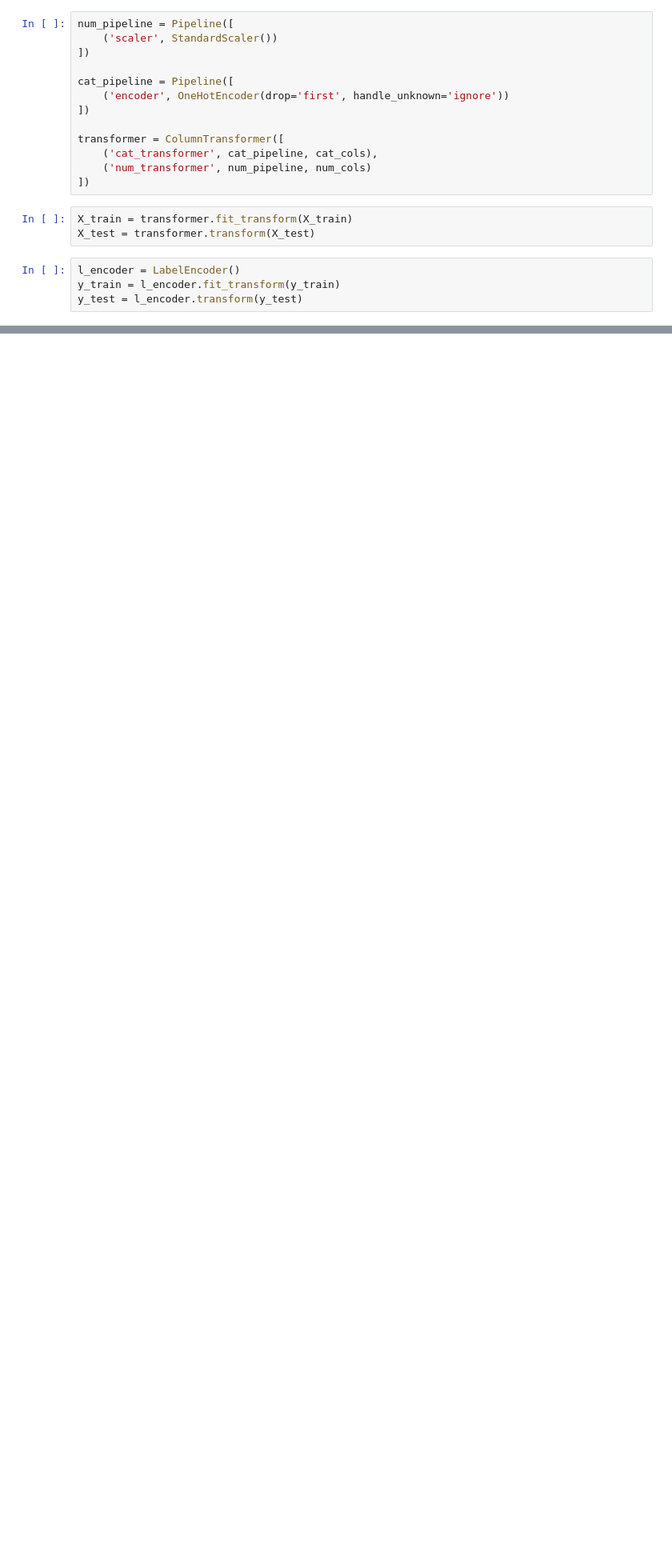
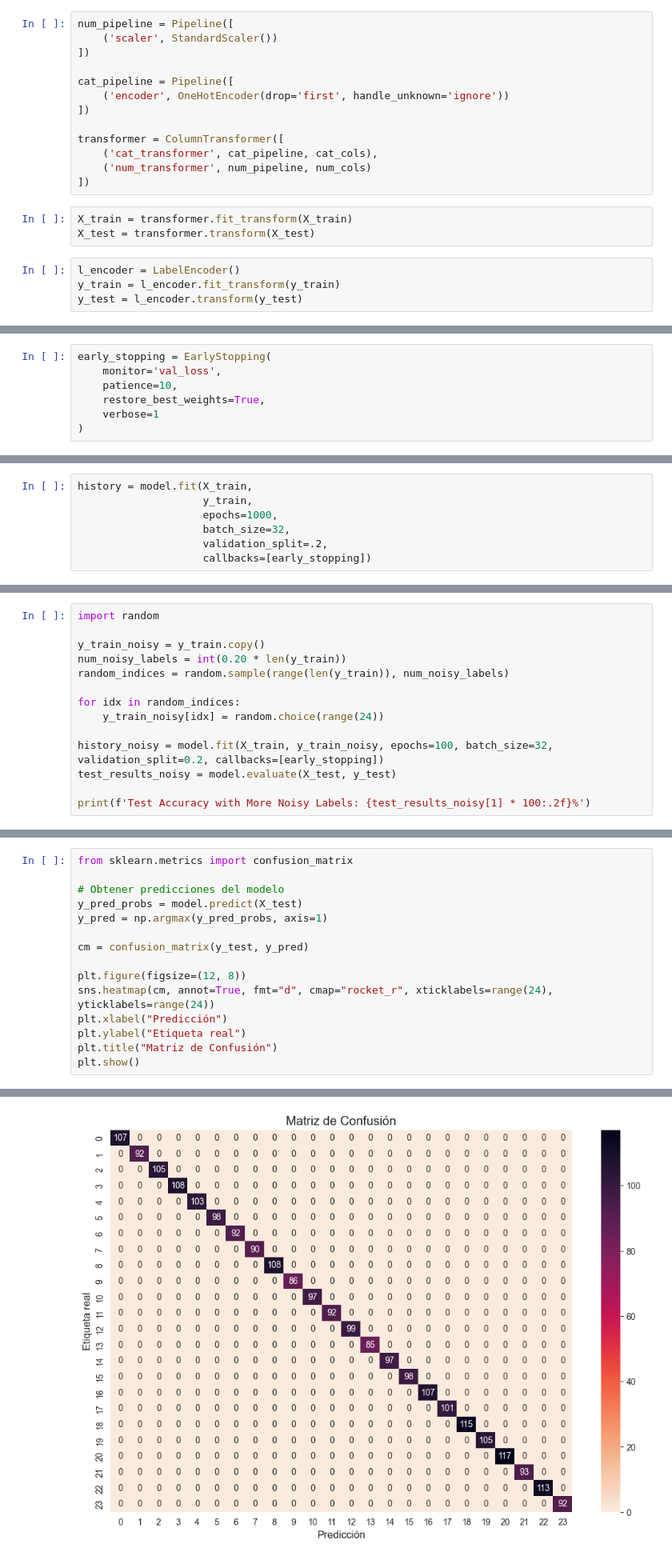
Before and after one commit to HernanRochon664/Proyectos-ML, a Jupyter notebook: HumanEvolution-Classification/HumanEvolution_CLF.ipynb, the cells around one changed output, grey strips where cells are left out. Shown at 80% size. Saved outputs shown, nothing was run; the diff lists cells and outputs as text; blank space fills up the shorter version.

Commit message:
Model Training, Testing and End of Project

```diff
--- a/HumanEvolution-Classification/HumanEvolution_CLF.ipynb
+++ b/HumanEvolution-Classification/HumanEvolution_CLF.ipynb
@@ -390,0 +430,7 @@ y_test = l_encoder.transform(y_test)
+# %%
+early_stopping = EarlyStopping(
+    monitor='val_loss',
+    patience=10,
+    restore_best_weights=True,
+    verbose=1
+)
@@ -390,0 +450,7 @@ y_test = l_encoder.transform(y_test)
+# %%
+history = model.fit(X_train,
+                    y_train,
+                    epochs=1000,
+                    batch_size=32,
+                    validation_split=.2,
+                    callbacks=[early_stopping])
@@ -390,0 +561,14 @@ y_test = l_encoder.transform(y_test)
+# %%
+import random
+
+y_train_noisy = y_train.copy()
+num_noisy_labels = int(0.20 * len(y_train))
+random_indices = random.sample(range(len(y_train)), num_noisy_labels)
+
+for idx in random_indices:
+    y_train_noisy[idx] = random.choice(range(24))
+
+history_noisy = model.fit(X_train, y_train_noisy, epochs=100, batch_size=32, validation_split=0.2, callbacks=[early_stopping])
+test_results_noisy = model.evaluate(X_test, y_test)
+
+print(f'Test Accuracy with More Noisy Labels: {test_results_noisy[1] * 100:.2f}%')
@@ -390,0 +614,16 @@ y_test = l_encoder.transform(y_test)
+# %%
+from sklearn.metrics import confusion_matrix
+
+# Obtener predicciones del modelo
+y_pred_probs = model.predict(X_test)
+y_pred = np.argmax(y_pred_probs, axis=1)
+
+cm = confusion_matrix(y_test, y_pred)
+
+plt.figure(figsize=(12, 8))
+sns.heatmap(cm, annot=True, fmt="d", cmap="rocket_r", xticklabels=range(24), yticklabels=range(24))
+plt.xlabel("Predicción")
+plt.ylabel("Etiqueta real")
+plt.title("Matriz de Confusión")
+plt.show()
+# %% [output]
@@ -390,0 +631 @@ y_test = l_encoder.transform(y_test)
+[figure, added]
```
Also changed, not shown: parts of 25 cells of this notebook.
